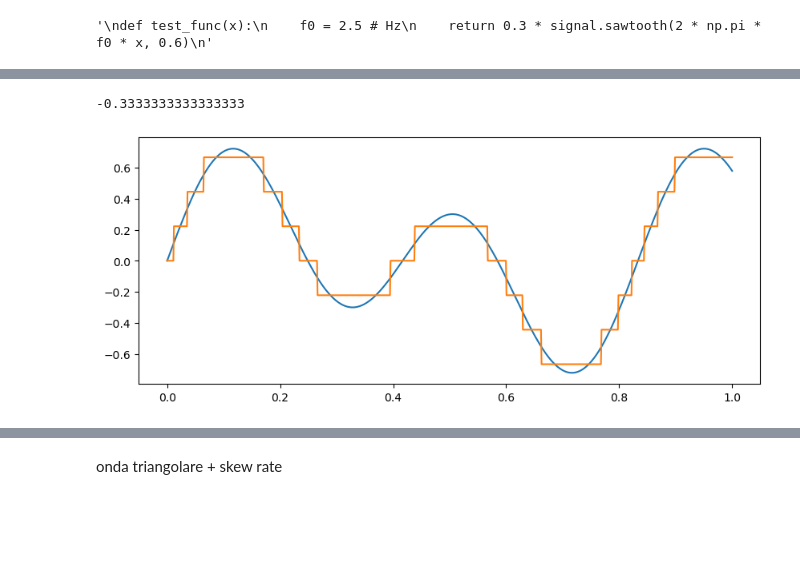
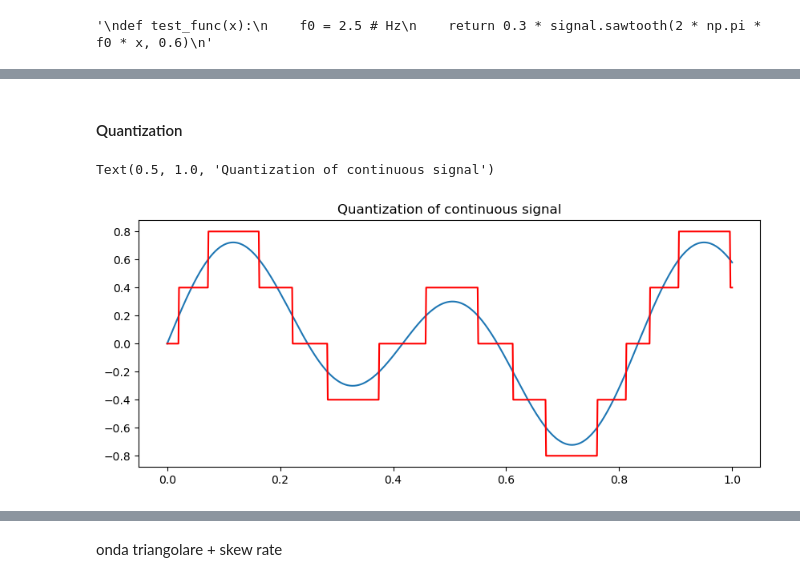
Before and after one commit to lindafabs/Semester-Project, a Jupyter notebook: binary_quant_copy.ipynb, the cells around one changed output, grey strips where cells are left out. Cells and saved outputs as stored; diff of their text form; code cells hidden in the pictures; blank space fills up the shorter version.

```diff
--- a/binary_quant_copy.ipynb
+++ b/binary_quant_copy.ipynb
@@ -40,13 +55,2 @@ plt.grid()
-# %%
-from functions import quantizer
-
-q = quantizer(9)
-step = q.step
-print(q.qthreshold(2,3))
-
-plt.rcParams["figure.figsize"] = (10,4)
-plt.plot(x, test_func(x))
-plt.plot(x, q.quantize(test_func(x)));
-# %% [output]
--0.3333333333333333
-[figure, removed]
+# %% [markdown]
+#### Quantization
@@ -52,0 +61,8 @@ plt.plot(x, q.quantize(test_func(x)));
+# %%
+# quantization continuous signal
+plt.plot(x, y)
+plt.plot(x, q.quantize(y),'r');
+plt.title("Quantization of continuous signal")
+# %% [output]
+Text(0.5, 1.0, 'Quantization of continuous signal')
+[figure, added]
```
Also changed, not shown: parts of 25 cells of this notebook.
